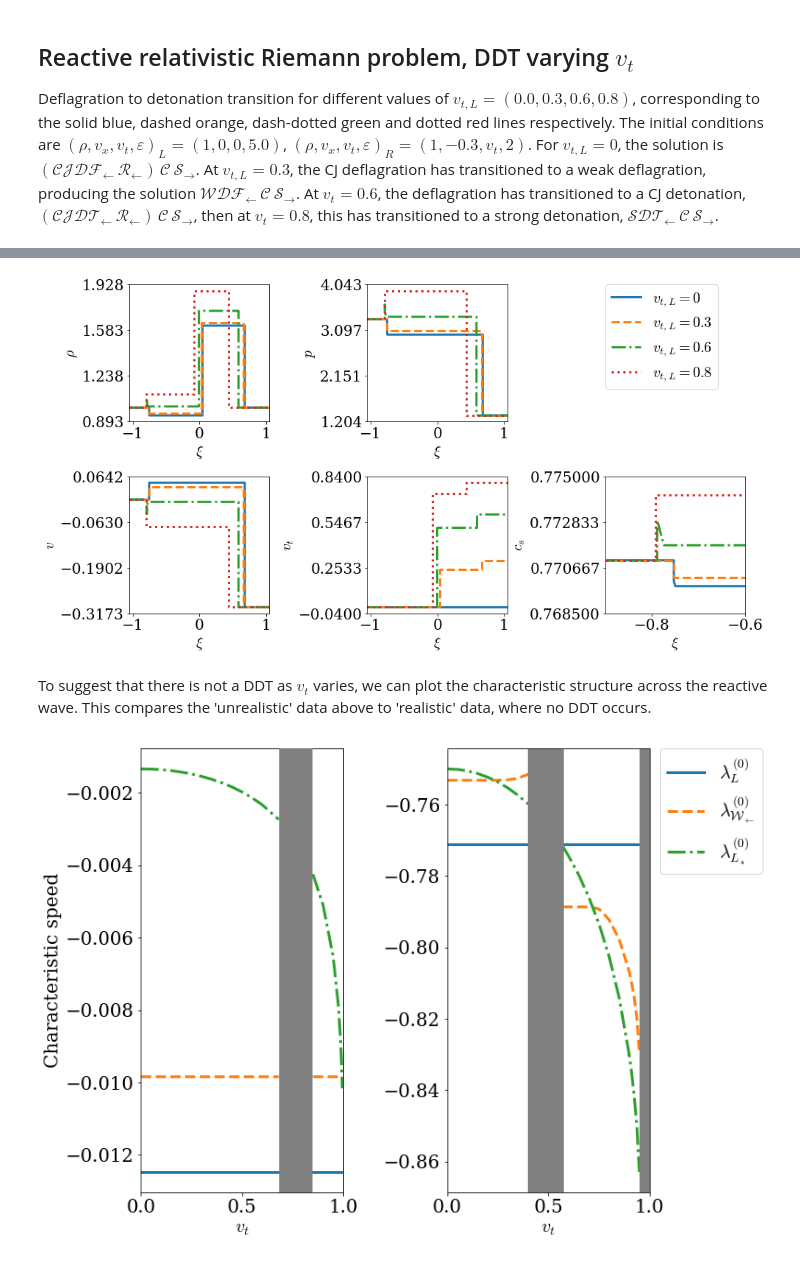
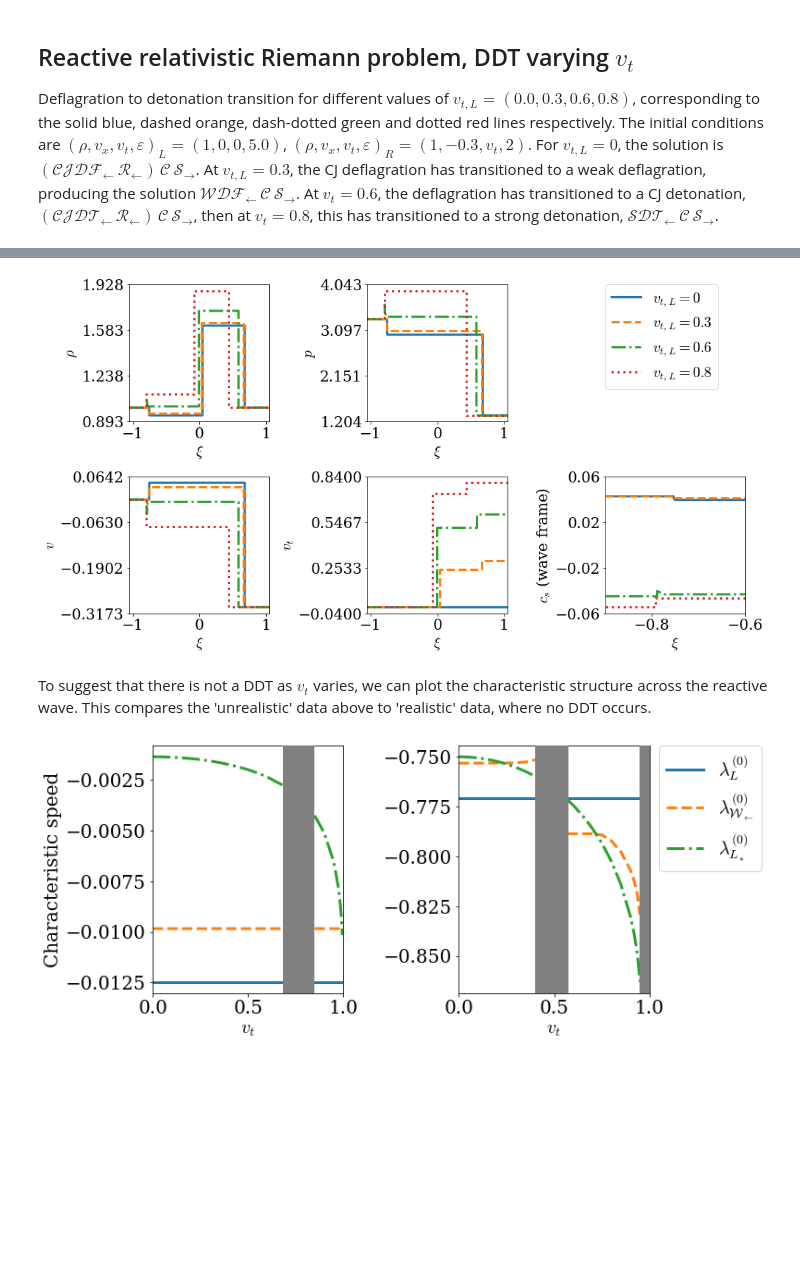
Before and after one commit to harpolea/r3d2, a Jupyter notebook: examples/paper_tangential_velocities.ipynb, the cells around one changed output, grey strips where cells are left out. Saved outputs shown, nothing was run; the diff lists cells and outputs as text; code cells hidden in the pictures; blank space fills up the shorter version.

Commit message:
Switch cs plots to wave frame (#9)

```diff
--- a/examples/paper_tangential_velocities.ipynb
+++ b/examples/paper_tangential_velocities.ipynb
@@ -227,7 +227,7 @@ pyplot.show()
 
 Deflagration to detonation transition for different values of $q = (0.001, 0.02, 0.7)$, corresponding to the solid blue, dashed orange and dotted green curves respectively. The initial conditions are $(\rho, v_x, v_t, \varepsilon)_L = (1, 0, 0, 5.0)$, $(\rho, v_x, v_t, \varepsilon)_R = (1, -0.3, 0, 2)$. For $q=0.001$, the solution is a CJ deflagration, $\mathcal{(CJDF_\leftarrow\,R_\leftarrow)C\,S_\rightarrow}$. As $q$ is increased to $q=0.02$, the CJ deflagration becomes a weak deflagration, $\mathcal{WDF_\leftarrow\, C\,S_\rightarrow}$, and at $q=0.7$ this has transitioned to a CJ detonation, $\mathcal{(CJDT_\leftarrow\,R_\leftarrow)C\,S_\rightarrow}$.
 # %%
-qs = [0.001, 0.2, 0.9]
+qs = [0.001, 0.02, 0.7]
 gamma = 5/3
 
 eos = eos_defns.eos_gamma_law(gamma)
@@ -241,9 +241,10 @@ for n, q in enumerate(qs):
     eos_reactive = eos_defns.eos_gamma_law_react(gamma, q, 1.0, 1.0, eos)
 
     U_reactive = State(1.0, 0.0, 0, 5.0, eos_reactive)
-    U_burnt = State(2, -0.3, 0, 2, eos)
+    U_burnt = State(1.0, -0.3, 0, 2, eos)
 
     rp = RiemannProblem(U_reactive, U_burnt)
+    display(rp)
 
     data = rp.state_l.state()
     xi = [-1.05]
@@ -263,5 +264,10 @@ for n, q in enumerate(qs):
     vs[-1] = data[:,1]
     cs.append([])
     cs[-1] = data[:,-1]
+    # Convert speed of sound to be in the frame of wave 0.
+    # For strong detonations this is unique; for other waves take
+    # the maximum
+    frame_speed = max(numpy.abs(rp.waves[0].wavespeed))
+    cs[-1] = (cs[-1] - frame_speed) / (1 - cs[-1] * frame_speed)
     xis.append([])
     xis[-1] = xi
@@ -345,6 +357,7 @@ for n, vt in enumerate(vtls):
     U_burnt = State(1, -0.3, vt, 2, eos)
 
     rp = RiemannProblem(U_reactive, U_burnt)
+    display(rp)
 
     data = rp.state_l.state()
     xi = [-1.05]
@@ -366,5 +379,10 @@ for n, vt in enumerate(vtls):
     vts[-1] = data[:,2]
     cs.append([])
     cs[-1] = data[:,-1]
+    # Convert speed of sound to be in the frame of wave 0.
+    # For strong detonations this is unique; for other waves take
+    # the maximum
+    frame_speed = max(numpy.abs(rp.waves[0].wavespeed))
+    cs[-1] = (cs[-1] - frame_speed) / (1 - cs[-1] * frame_speed)
     xis.append([])
     xis[-1] = xi
@@ -421,21 +444,23 @@ ylims = axs[3].get_ylim()
 axs[3].yaxis.set_ticks(numpy.linspace(ylims[0], ylims[1], num=4, endpoint=True))
 pyplot.setp(axs[3].get_lines(), 'linewidth', 3)
 
-# cs
+# cs (in wave frame)
 for n, vt in enumerate(cs):
     lab = r'$v_{t,L}' + f' = {vtls[n]}$'
     axs[4].plot(xis[n], vt, lstyles[n], label=lab)
 axs[4].set_xlim([-0.9,-0.6])
-axs[4].set_ylim([0.7685, 0.775])
+#axs[4].set_ylim([0.7685, 0.775])
+axs[4].set_ylim([-0.06, 0.06])
 axs[4].set_xlabel(r'$\xi$')
-axs[4].set_ylabel(r'$c_s$')
+axs[4].set_ylabel(r'$c_s$ (wave frame)')
 ylims = axs[4].get_ylim()
 axs[4].yaxis.set_ticks(numpy.linspace(ylims[0], ylims[1], num=4, endpoint=True))
 pyplot.setp(axs[4].get_lines(), 'linewidth', 3)
 
 lgd = axs[1].legend(bbox_to_anchor=(1.7, 1), loc=2, borderaxespad=0.)
+fig.savefig('vary_vt.pdf', bbox_extra_artists=(lgd,), bbox_inches='tight')
 # %% [output]
-[figure, old version]
+[figure, new version]
 # %% [markdown]
 To suggest that there is not a DDT as $v_t$ varies, we can plot the characteristic structure across the reactive wave. This compares the 'unrealistic' data above to 'realistic' data, where no DDT occurs.
 # %%
@@ -513,37 +538,37 @@ wavespeeds_ddt[:len(vtrs2_a), :] = wavespeeds_ddt_a
 wavespeeds_ddt[len(vtrs2_a), :] = numpy.nan
 wavespeeds_ddt[len(vtrs2_a)+1:, :] = wavespeeds_ddt_b
 
-fig, axs = pyplot.subplots(1,2)
+fig, axs = pyplot.subplots(1,2, figsize=(10,5))
 
 axs[0].plot(vtrs, wavespeeds_no_ddt[:, 0],
             lstyles[0], linewidth=3, label=r"$\lambda^{(0)}_L$")
 axs[0].plot(vtrs, wavespeeds_no_ddt[:, 1],
             lstyles[1], linewidth=3, label=r"$\lambda^{(0)}_{{\cal W}_L}$")
 axs[0].plot(vtrs, wavespeeds_no_ddt[:, 2],
             lstyles[2], linewidth=3, label=r"$\lambda^{(0)}_{L_*}$")
 axs[0].set_xlabel(r"$v_t$")
 axs[0].set_ylabel("Characteristic speed")
 axs[0].set_xlim(0, 1)
 
 rect = patches.Rectangle((0.681, axs[0].get_ylim()[0]), 0.164, axs[1].get_ylim()[1]-axs[0].get_ylim()[0], color='grey', zorder=10)
 axs[0].add_patch(rect)
 
 axs[1].plot(vtrs2, wavespeeds_ddt[:, 0],
             lstyles[0], linewidth=3, label=r"$\lambda^{(0)}_L$")
 axs[1].plot(vtrs2, wavespeeds_ddt[:, 1],
             lstyles[1], linewidth=3, label=r"$\lambda^{(0)}_{{\cal W}_\leftarrow}$")
 axs[1].plot(vtrs2, wavespeeds_ddt[:, 2],
             lstyles[2], linewidth=3, label=r"$\lambda^{(0)}_{L_*}$")
 axs[1].set_xlabel(r"$v_t$")
 axs[1].set_xlim(0, 1)
 
 rect = patches.Rectangle((0.4, axs[1].get_ylim()[0]), 0.17, axs[1].get_ylim()[1]-axs[1].get_ylim()[0], color='grey', zorder=10)
 axs[1].add_patch(rect)
 rect = patches.Rectangle((0.95, axs[1].get_ylim()[0]), 0.05, axs[1].get_ylim()[1]-axs[1].get_ylim()[0], color='grey', zorder=10)
 axs[1].add_patch(rect)
 
 fig.tight_layout()
 lgd = axs[1].legend(bbox_to_anchor=(1.05, 1), loc=2, borderaxespad=0.)
 fig.savefig('vt_char_ns_ocean.pdf', bbox_extra_artists=(lgd,), bbox_inches='tight')
 # %% [output]
-[figure, old version]
+[figure, new version]
```
Also changed, not shown: parts of 3 cells of this notebook.
